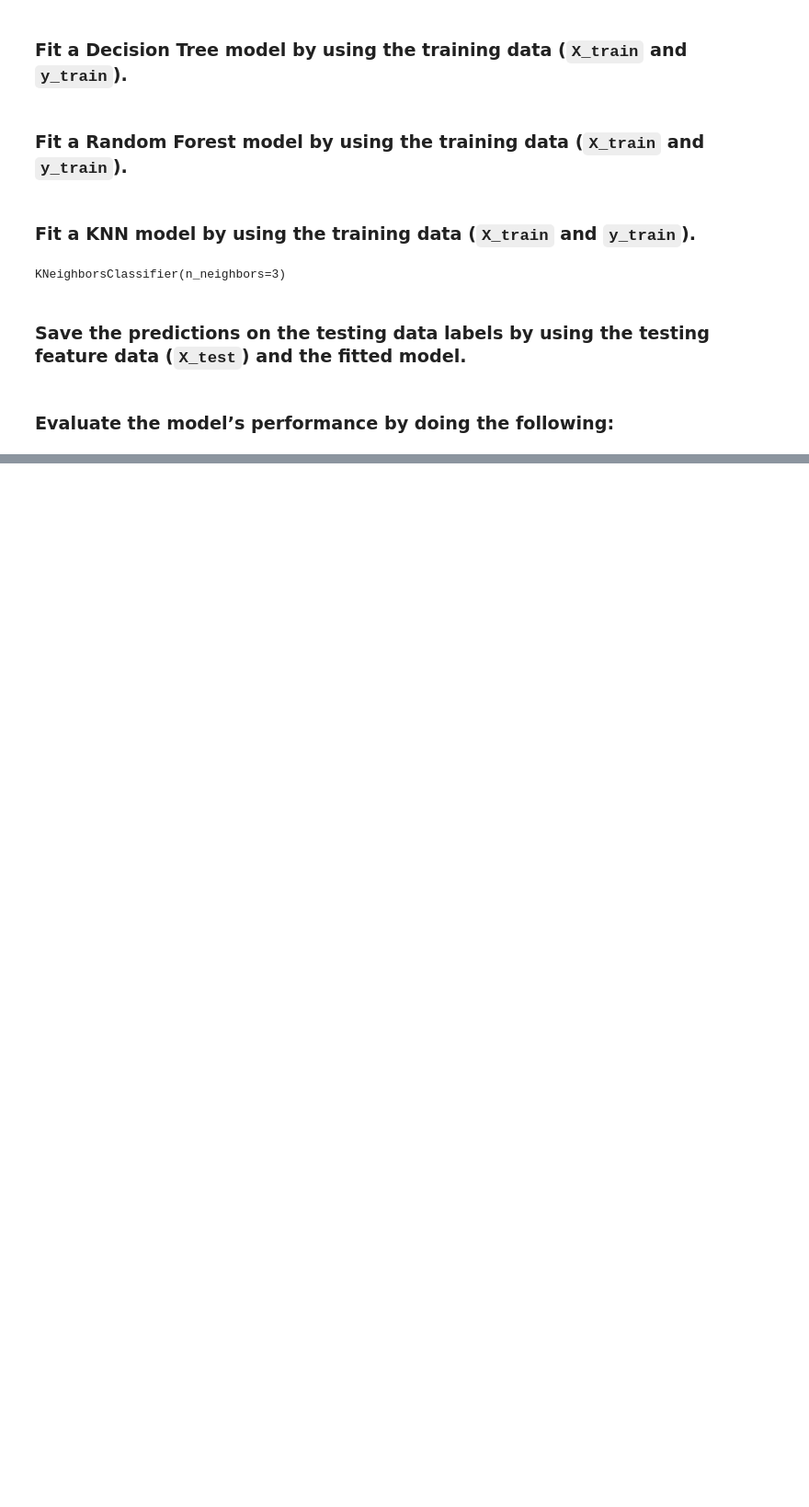
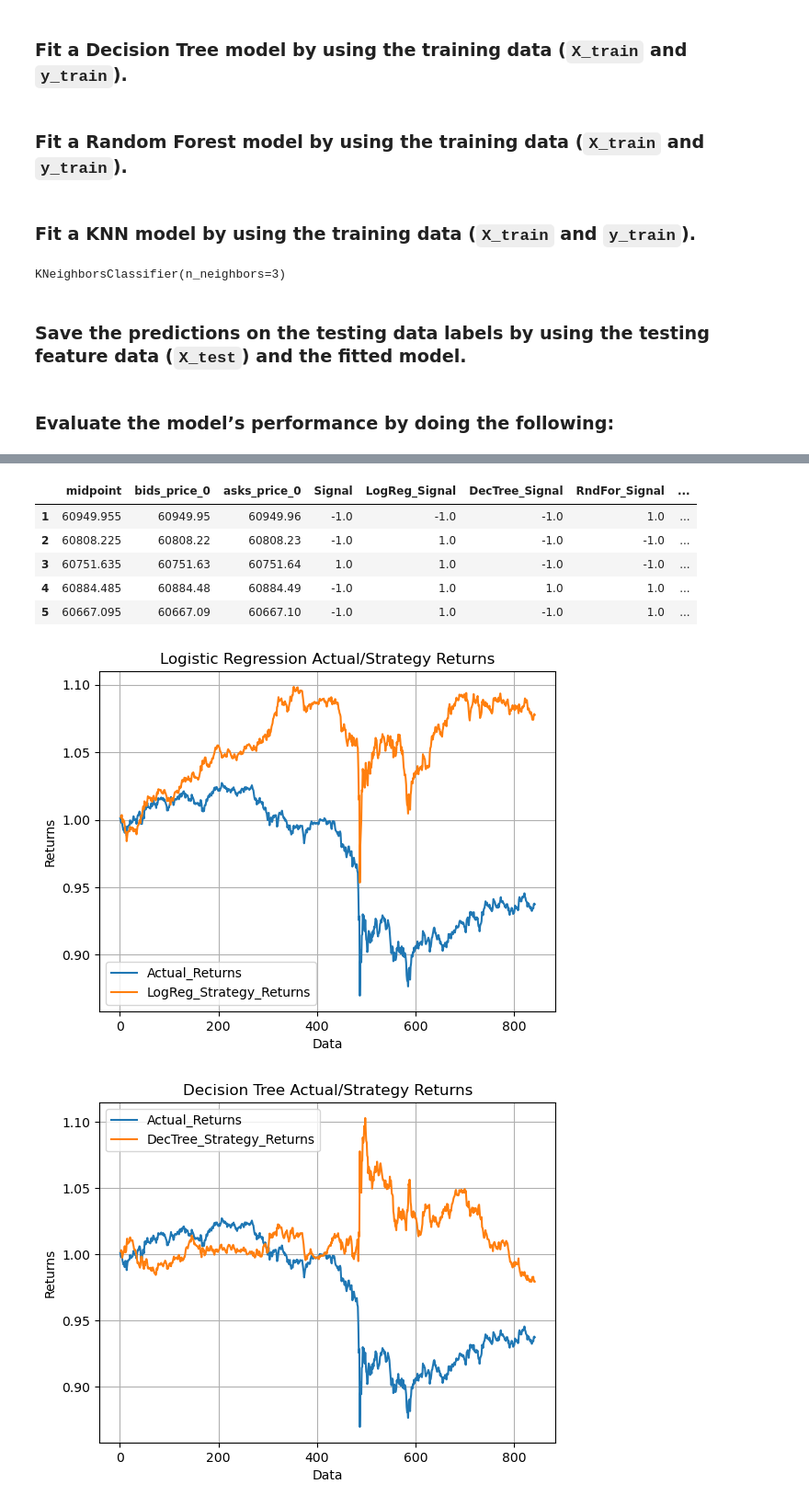
Before and after one commit to lisetlopez/OB_Oracle, a Jupyter notebook: crypto_ml_supervised_learning.ipynb, the cells around one changed output, grey strips where cells are left out. Shown at 92% size. Drawn from its saved outputs; the diff is of its cells as text; code cells hidden in the pictures; blank space fills up the shorter version.

Commit message:
Machine Learning: Deep Learning Initial Commit + Updates to Supervised Learning Files

```diff
--- a/crypto_ml_supervised_learning.ipynb
+++ b/crypto_ml_supervised_learning.ipynb
@@ -290,3 +286,17 @@ X_train_df, X_test_df, y_train_srs, y_test_srs = train_test_split(X_df, y_srs, r
+# %%
+# Split the data using 75% test, 25% train
+
+train_index = int(X_df.shape[0] * 0.75) - 1
+
+X_train_df = X_df.iloc[:train_index]
+y_train_srs = y_srs.iloc[:train_index]
+
+X_test_df = X_df.iloc[train_index:]
+y_test_srs = y_srs.iloc[train_index:]
+
+## Split the data using train_test_split
+## Assign a random_state of 1 to the function
+#X_train_df, X_test_df, y_train_srs, y_test_srs = train_test_split(X_df, y_srs, random_state=1)
 # %%
 # Data checkpoint
 print("# of loan_status values that = 1 (midpoint price increased) and = -1 (midpoint price decreased) in the Training Set")
@@ -628,0 +639,45 @@ weighted avg       0.52      0.52      0.52       842
+# %%
+# Plot the cumulative returns from trasing strategies using machine learning
+
+predictions_df = X_test_df[["midpoint", "bids_price_0", "asks_price_0"]]
+predictions_df["Actual_Returns"] = (predictions_df["midpoint"] - predictions_df["midpoint"].shift(1)) / predictions_df["midpoint"].shift(1)
+
+predictions_df["Signal"] = y_test_srs
+
+predictions_df["LogReg_Signal"] = logreg_y_pred_npa
+predictions_df["DecTree_Signal"] = dectree_y_pred_npa
+predictions_df["RndFor_Signal"] = rndfor_y_pred_npa
+predictions_df["KNN_Signal"] = knn_y_pred_npa
+
+predictions_df.reset_index(drop=True, inplace=True)
+
+# Since shifted the signals down by 1 day, the first entry will be Nan, dropit
+predictions_df.dropna(inplace=True)
+
+display(predictions_df.head())
+
+# Add the strategy returns to the DataFrame
+# Shifting signal column ...
+#    deciding what the signal will be on day N
+#    Buying/Selling stock the "next" day (day N+1)
+#    Therefore, strategy returns are computed for next day (N+1)
+predictions_df['LogReg_Strategy_Returns'] = predictions_df['Actual_Returns'] * predictions_df['LogReg_Signal'].shift(1)
+(1 + predictions_df[['Actual_Returns', 'LogReg_Strategy_Returns']]).cumprod().plot(title="Logistic Regression Actual/Strategy Returns", xlabel="Data", ylabel="Returns").grid()
+
+predictions_df['DecTree_Strategy_Returns'] = predictions_df['Actual_Returns'] * predictions_df['DecTree_Signal'].shift(1)
+(1 + predictions_df[['Actual_Returns', 'DecTree_Strategy_Returns']]).cumprod().plot(title="Decision Tree Actual/Strategy Returns", xlabel="Data", ylabel="Returns").grid()
+
+predictions_df['RndFor_Strategy_Returns'] = predictions_df['Actual_Returns'] * predictions_df['RndFor_Signal'].shift(1)
+(1 + predictions_df[['Actual_Returns', 'RndFor_Strategy_Returns']]).cumprod().plot(title="Random Forest Actual/Strategy Returns", xlabel="Data", ylabel="Returns").grid()
+
+predictions_df['KNN_Strategy_Returns'] = predictions_df['Actual_Returns'] * predictions_df['KNN_Signal'].shift(1)
+(1 + predictions_df[['Actual_Returns', 'KNN_Strategy_Returns']]).cumprod().plot(title="KNN Actual/Strategy Returns", xlabel="Data", ylabel="Returns").grid()
+# %% [output]
+|  | midpoint | bids_price_0 | asks_price_0 | Signal | LogReg_Signal | DecTree_Signal | RndFor_Signal | ... |
+| 1 | 60949.955 | 60949.95 | 60949.96 | -1.0 | -1.0 | -1.0 | 1.0 | ... |
+| 2 | 60808.225 | 60808.22 | 60808.23 | -1.0 | 1.0 | -1.0 | -1.0 | ... |
+| 3 | 60751.635 | 60751.63 | 60751.64 | 1.0 | 1.0 | -1.0 | -1.0 | ... |
+| 4 | 60884.485 | 60884.48 | 60884.49 | -1.0 | 1.0 | 1.0 | 1.0 | ... |
+| 5 | 60667.095 | 60667.09 | 60667.10 | -1.0 | 1.0 | -1.0 | 1.0 | ... |
+[figure, added]
+[figure, added]
```
Also changed, not shown: parts of 11 cells of this notebook, 4 other files.
